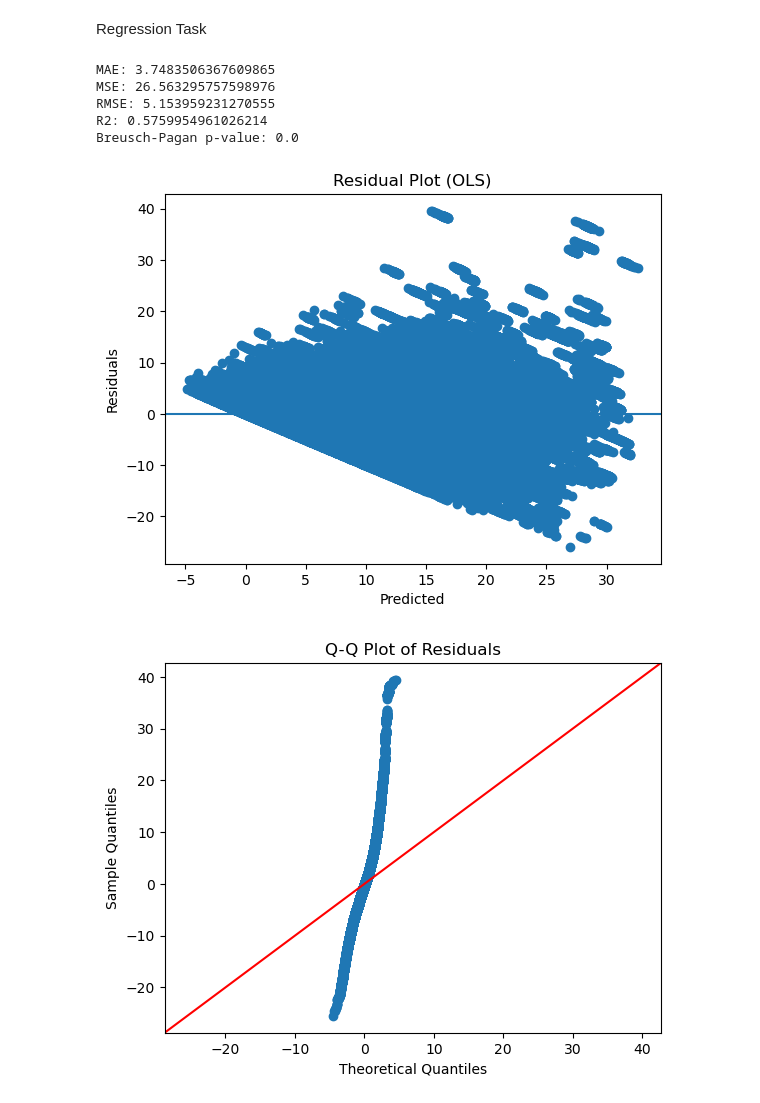
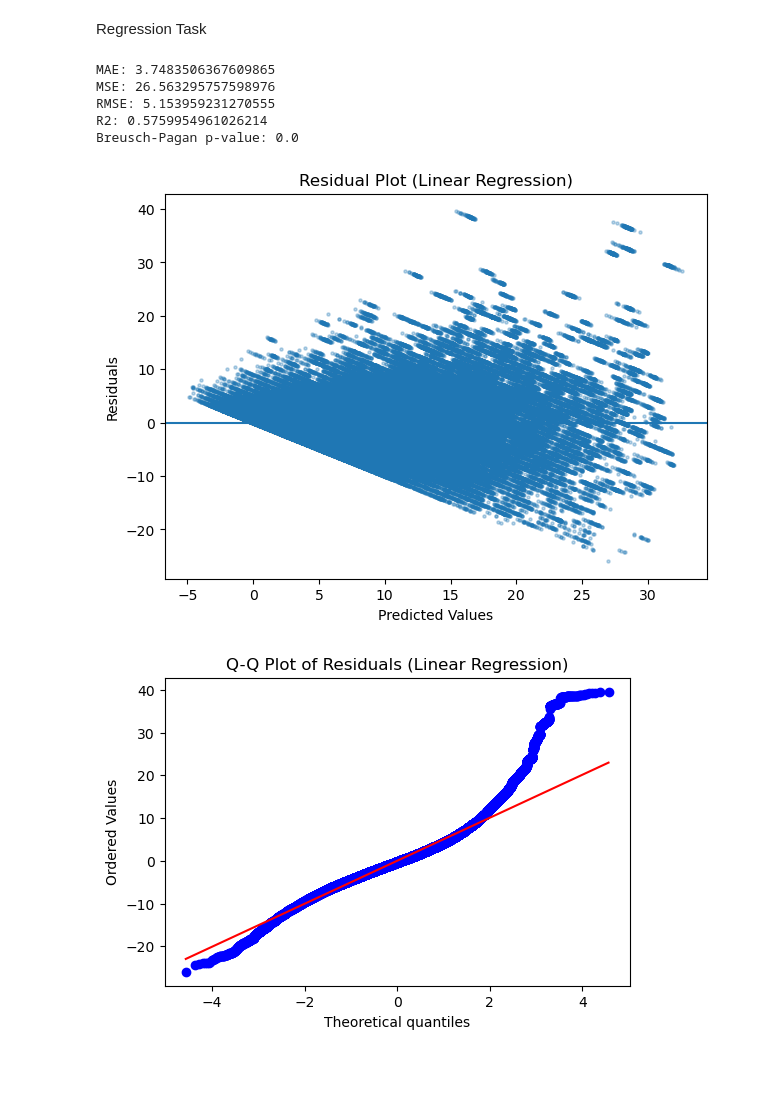
Before and after one commit to kareemkhouri2006/project, a Jupyter notebook: project.ipynb, the cells around one changed output. Saved outputs shown, nothing was run; the diff lists cells and outputs as text; code cells hidden in the pictures; blank space fills up the shorter version.

```diff
--- a/project.ipynb
+++ b/project.ipynb
@@ -871,52 +872,54 @@ lin_r.fit(X_train_reg, y_train_reg)
 lin_y_pred = lin_r.predict(X_test_reg)
 #Linear Regression with L1/L2 Regularization
 ridge = Ridge(alpha=1.0)
 ridge.fit(X_train_reg, y_train_reg)
 y_pred_ridge = ridge.predict(X_test_reg)
 
 lasso = Lasso(alpha=0.01)
 lasso.fit(X_train_reg, y_train_reg)
 y_pred_lasso = lasso.predict(X_test_reg)
 
 e_net = ElasticNet(alpha=0.01, l1_ratio=0.5)
 e_net.fit(X_train_reg, y_train_reg)
 y_pred_enet = e_net.predict(X_test_reg)
 
 #Evaluation Metrics MAE, MSE, RMSE, R2
-MAE = mean_absolute_error(y_test_reg, lin_y_pred)
-MSE = mean_squared_error(y_test_reg, lin_y_pred)
-RMSE = root_mean_squared_error(y_test_reg, lin_y_pred)
-R2 = r2_score(y_test_reg, lin_y_pred)
-print("MAE:", MAE)
-print("MSE:", MSE)
-print("RMSE:", RMSE)
-print("R2:", R2)
+mae_lin = mean_absolute_error(y_test_reg, lin_y_pred)
+mse_lin = mean_squared_error(y_test_reg, lin_y_pred)
+rmse_lin = root_mean_squared_error(y_test_reg, lin_y_pred)
+r2_lin = r2_score(y_test_reg, lin_y_pred)
+print("MAE:", mae_lin)
+print("MSE:", mse_lin)
+print("RMSE:", rmse_lin)
+print("R2:", r2_lin)
 
+residuals_lin = y_test_reg - lin_y_pred
 #Breusch-Pagan test for Heteroscedasticity
-X_sm = sm.add_constant(X_test_reg)
-model_sm = sm.OLS(y_test_reg, X_sm).fit()
-bp_test = het_breuschpagan(model_sm.resid, model_sm.model.exog)
-bp_pvalue = bp_test[1]
-print("Breusch-Pagan p-value:", bp_pvalue)
-#It implies Heteroscedasticity if p-value < 0.05
+X_sm_lin = sm.add_constant(X_test_reg)
+bp_test = het_breuschpagan(residuals_lin, X_sm_lin)
+bp_pvalue_lin = bp_test[1]
+print("Breusch-Pagan p-value:", bp_pvalue_lin)
+#It implies Heteroscedasticity because p-value < 0.05
 
 #Residual Plot
-residuals = y_test_reg - lin_y_pred
-plt.scatter(lin_y_pred, residuals)
+plt.figure(figsize=(7,5))
+plt.scatter(lin_y_pred, residuals_lin, s=5, alpha=0.3)
 plt.axhline(0)
-plt.xlabel("Predicted")
+plt.xlabel("Predicted Values")
 plt.ylabel("Residuals")
-plt.title("Residual Plot (OLS)")
+plt.title("Residual Plot (Linear Regression)")
 plt.show()
+
 #Q-Q Plot
-sm.qqplot(model_sm.resid, line='45')
-plt.title("Q-Q Plot of Residuals")
+plt.figure(figsize=(6,4))
+stats.probplot(residuals_lin, dist="norm", plot=plt)
+plt.title("Q-Q Plot of Residuals (Linear Regression)")
 plt.show()
 # %% [output]
 MAE: 3.7483506367609865
 MSE: 26.563295757598976
 RMSE: 5.153959231270555
 R2: 0.5759954961026214
 Breusch-Pagan p-value: 0.0
-[figure, old version]
+[figure, new version]
-[figure, old version]
+[figure, new version]
```
Also changed, not shown: parts of 2 cells of this notebook.
